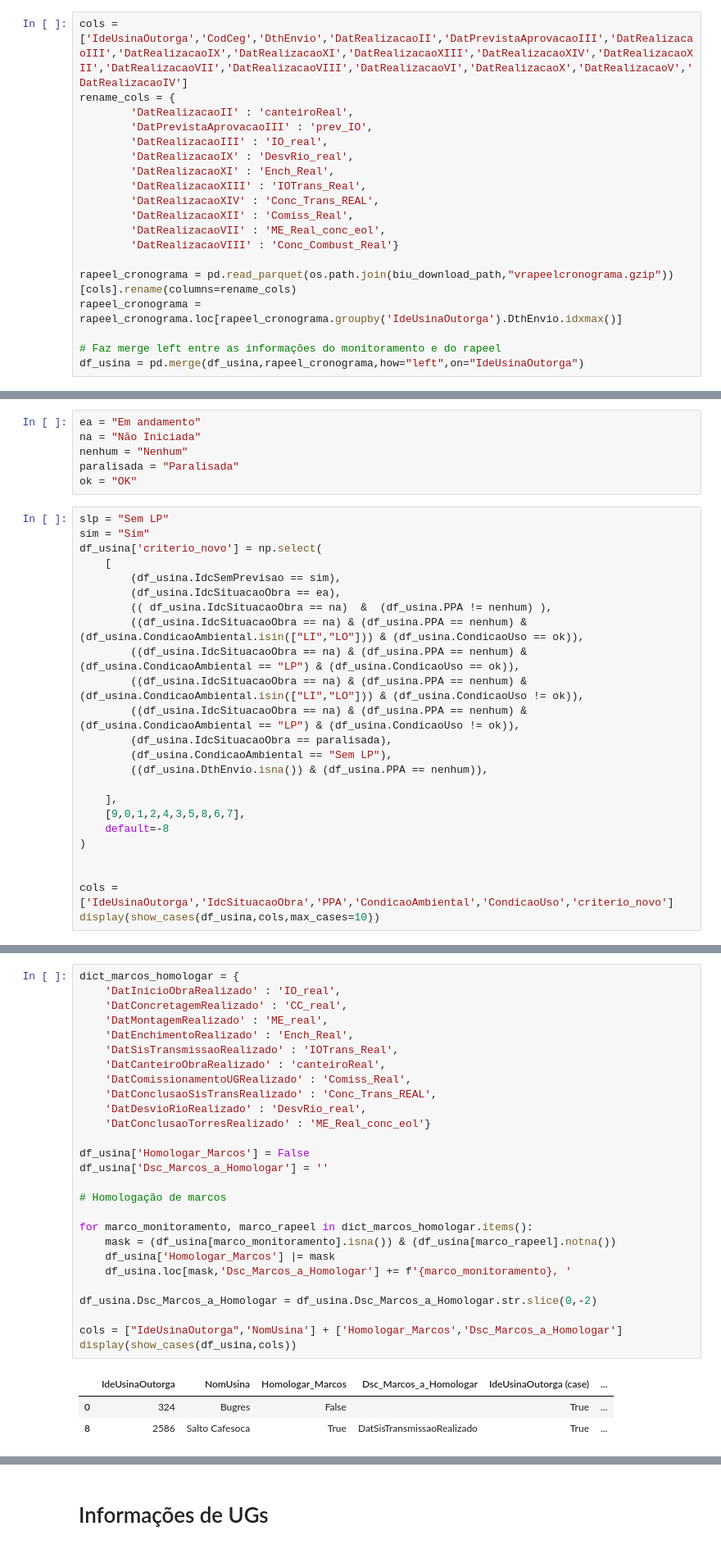
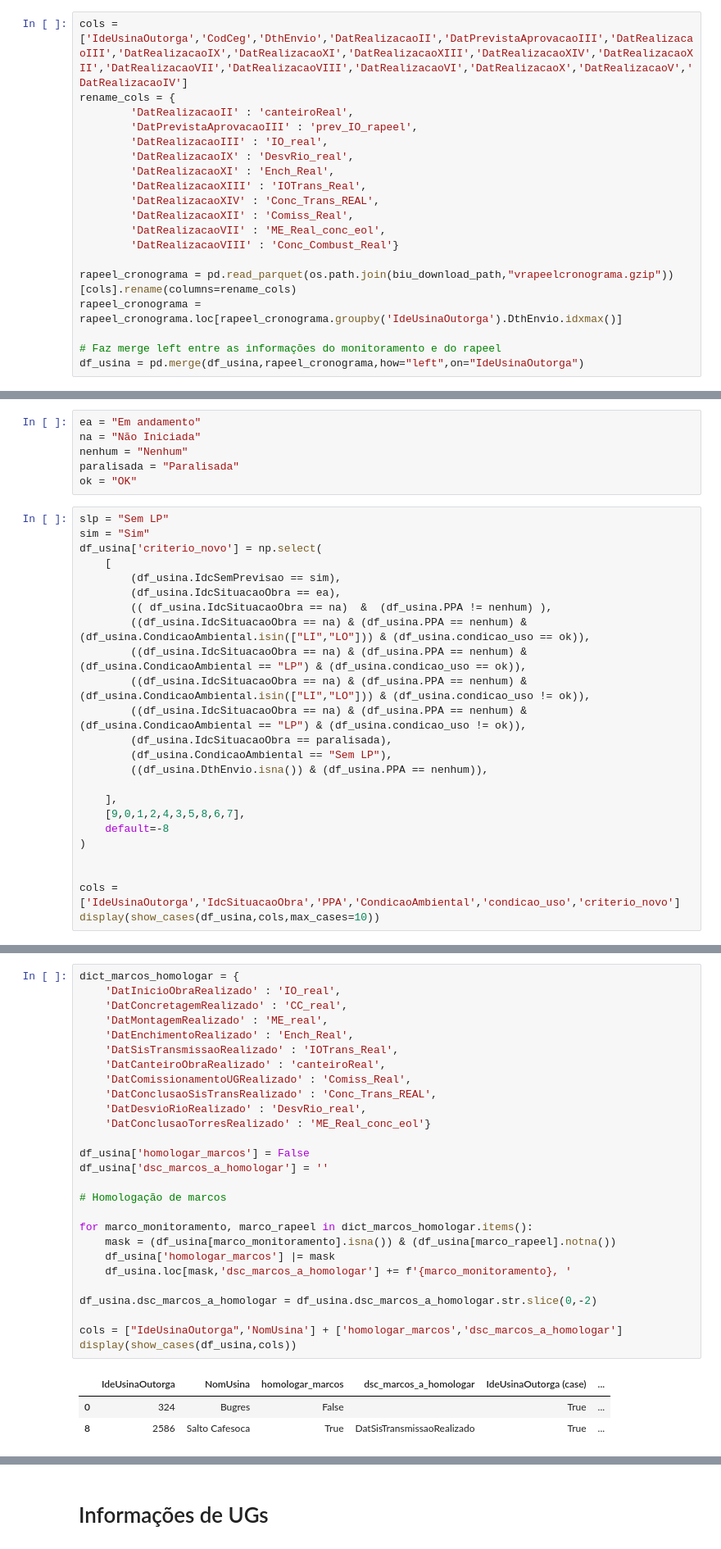
Before and after one commit to Vinicius667/Previsor, a Jupyter notebook: App/Previsor_teste3.ipynb, the cells around one changed output, grey strips where cells are left out. Shown: that part at 82% size. Drawn from its saved outputs; the diff is of its cells as text.

```diff
--- a/App/Previsor_teste3.ipynb
+++ b/App/Previsor_teste3.ipynb
@@ -69,7 +73,7 @@ df_usina = pd.merge(df_usina,monitoramentoleilao,how="left",on="IdeUsinaOutorga"
 cols = ['IdeUsinaOutorga','CodCeg','DthEnvio','DatRealizacaoII','DatPrevistaAprovacaoIII','DatRealizacaoIII','DatRealizacaoIX','DatRealizacaoXI','DatRealizacaoXIII','DatRealizacaoXIV','DatRealizacaoXII','DatRealizacaoVII','DatRealizacaoVIII','DatRealizacaoVI','DatRealizacaoX','DatRealizacaoV','DatRealizacaoIV']
 rename_cols = {
         'DatRealizacaoII' : 'canteiroReal',
-        'DatPrevistaAprovacaoIII' : 'prev_IO',
+        'DatPrevistaAprovacaoIII' : 'prev_IO_rapeel',
         'DatRealizacaoIII' : 'IO_real',
         'DatRealizacaoIX' : 'DesvRio_real',
         'DatRealizacaoXI' : 'Ench_Real',
@@ -284,10 +288,10 @@ df_usina['criterio_novo'] = np.select(
         (df_usina.IdcSemPrevisao == sim),
         (df_usina.IdcSituacaoObra == ea),
         (( df_usina.IdcSituacaoObra == na)  &  (df_usina.PPA != nenhum) ),
-        ((df_usina.IdcSituacaoObra == na) & (df_usina.PPA == nenhum) & (df_usina.CondicaoAmbiental.isin(["LI","LO"])) & (df_usina.CondicaoUso == ok)),
-        ((df_usina.IdcSituacaoObra == na) & (df_usina.PPA == nenhum) & (df_usina.CondicaoAmbiental == "LP") & (df_usina.CondicaoUso == ok)),
-        ((df_usina.IdcSituacaoObra == na) & (df_usina.PPA == nenhum) & (df_usina.CondicaoAmbiental.isin(["LI","LO"])) & (df_usina.CondicaoUso != ok)),
-        ((df_usina.IdcSituacaoObra == na) & (df_usina.PPA == nenhum) & (df_usina.CondicaoAmbiental == "LP") & (df_usina.CondicaoUso != ok)),
+        ((df_usina.IdcSituacaoObra == na) & (df_usina.PPA == nenhum) & (df_usina.CondicaoAmbiental.isin(["LI","LO"])) & (df_usina.condicao_uso == ok)),
+        ((df_usina.IdcSituacaoObra == na) & (df_usina.PPA == nenhum) & (df_usina.CondicaoAmbiental == "LP") & (df_usina.condicao_uso == ok)),
+        ((df_usina.IdcSituacaoObra == na) & (df_usina.PPA == nenhum) & (df_usina.CondicaoAmbiental.isin(["LI","LO"])) & (df_usina.condicao_uso != ok)),
+        ((df_usina.IdcSituacaoObra == na) & (df_usina.PPA == nenhum) & (df_usina.CondicaoAmbiental == "LP") & (df_usina.condicao_uso != ok)),
         (df_usina.IdcSituacaoObra == paralisada),
         (df_usina.CondicaoAmbiental == "Sem LP"),
         ((df_usina.DthEnvio.isna()) & (df_usina.PPA == nenhum)),
@@ -298,6 +302,6 @@ df_usina['criterio_novo'] = np.select(
 )
 
 
-cols = ['IdeUsinaOutorga','IdcSituacaoObra','PPA','CondicaoAmbiental','CondicaoUso','criterio_novo']
+cols = ['IdeUsinaOutorga','IdcSituacaoObra','PPA','CondicaoAmbiental','condicao_uso','criterio_novo']
 display(show_cases(df_usina,cols,max_cases=10))
 # %% [output]
@@ -321,32 +325,32 @@ display(show_cases(df_usina,cols,max_cases=10))
 # %%
 dict_marcos_homologar = {
     'DatInicioObraRealizado' : 'IO_real',
     'DatConcretagemRealizado' : 'CC_real',
     'DatMontagemRealizado' : 'ME_real',
     'DatEnchimentoRealizado' : 'Ench_Real',
     'DatSisTransmissaoRealizado' : 'IOTrans_Real',
     'DatCanteiroObraRealizado' : 'canteiroReal',
     'DatComissionamentoUGRealizado' : 'Comiss_Real',
     'DatConclusaoSisTransRealizado' : 'Conc_Trans_REAL',
     'DatDesvioRioRealizado' : 'DesvRio_real',
     'DatConclusaoTorresRealizado' : 'ME_Real_conc_eol'}
 
-df_usina['Homologar_Marcos'] = False
-df_usina['Dsc_Marcos_a_Homologar'] = ''
+df_usina['homologar_marcos'] = False
+df_usina['dsc_marcos_a_homologar'] = ''
 
 # Homologação de marcos
 
 for marco_monitoramento, marco_rapeel in dict_marcos_homologar.items():
     mask = (df_usina[marco_monitoramento].isna()) & (df_usina[marco_rapeel].notna())
-    df_usina['Homologar_Marcos'] |= mask
-    df_usina.loc[mask,'Dsc_Marcos_a_Homologar'] += f'{marco_monitoramento}, '
+    df_usina['homologar_marcos'] |= mask
+    df_usina.loc[mask,'dsc_marcos_a_homologar'] += f'{marco_monitoramento}, '
 
-df_usina.Dsc_Marcos_a_Homologar = df_usina.Dsc_Marcos_a_Homologar.str.slice(0,-2)
+df_usina.dsc_marcos_a_homologar = df_usina.dsc_marcos_a_homologar.str.slice(0,-2)
 
-cols = ["IdeUsinaOutorga",'NomUsina'] + ['Homologar_Marcos','Dsc_Marcos_a_Homologar']
+cols = ["IdeUsinaOutorga",'NomUsina'] + ['homologar_marcos','dsc_marcos_a_homologar']
 display(show_cases(df_usina,cols))
 # %% [output]
-|  | IdeUsinaOutorga | NomUsina | Homologar_Marcos | Dsc_Marcos_a_Homologar | IdeUsinaOutorga (case) | ... |
+|  | IdeUsinaOutorga | NomUsina | homologar_marcos | dsc_marcos_a_homologar | IdeUsinaOutorga (case) | ... |
 | 0 | 324 | Bugres | False |  | True | ... |
 | 8 | 2586 | Salto Cafesoca | True | DatSisTransmissaoRealizado | True | ... |
 # %%
```
Also changed, not shown: parts of 32 cells of this notebook, 4 other files.
